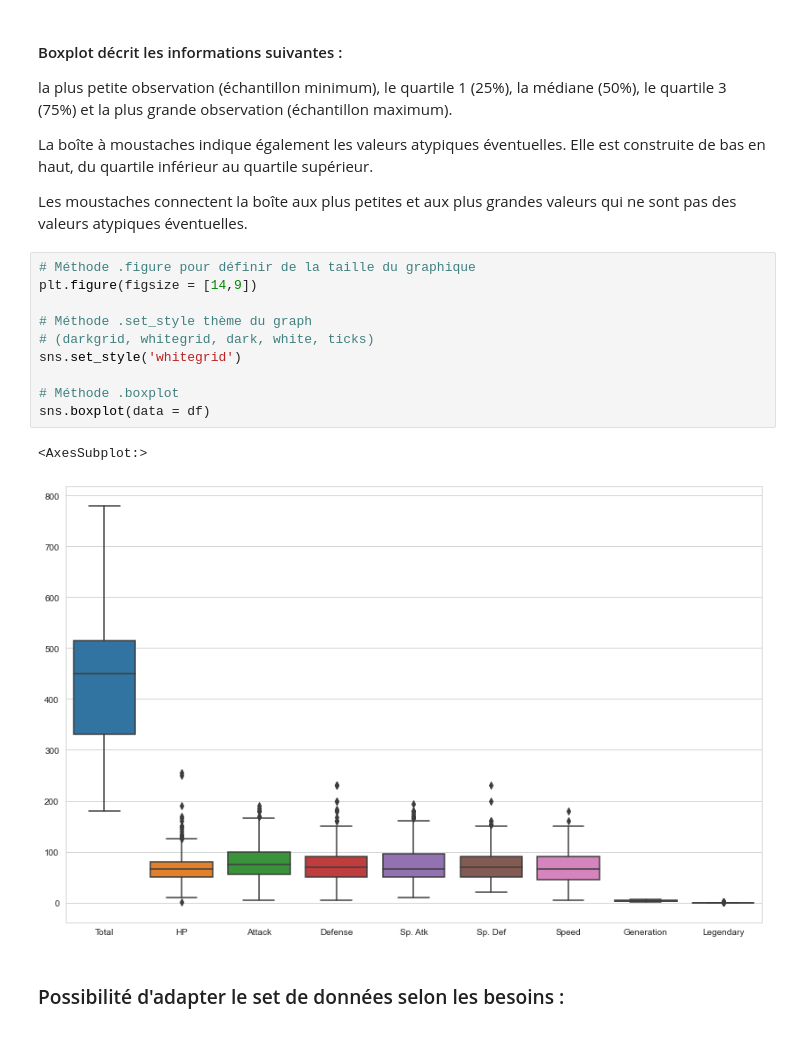
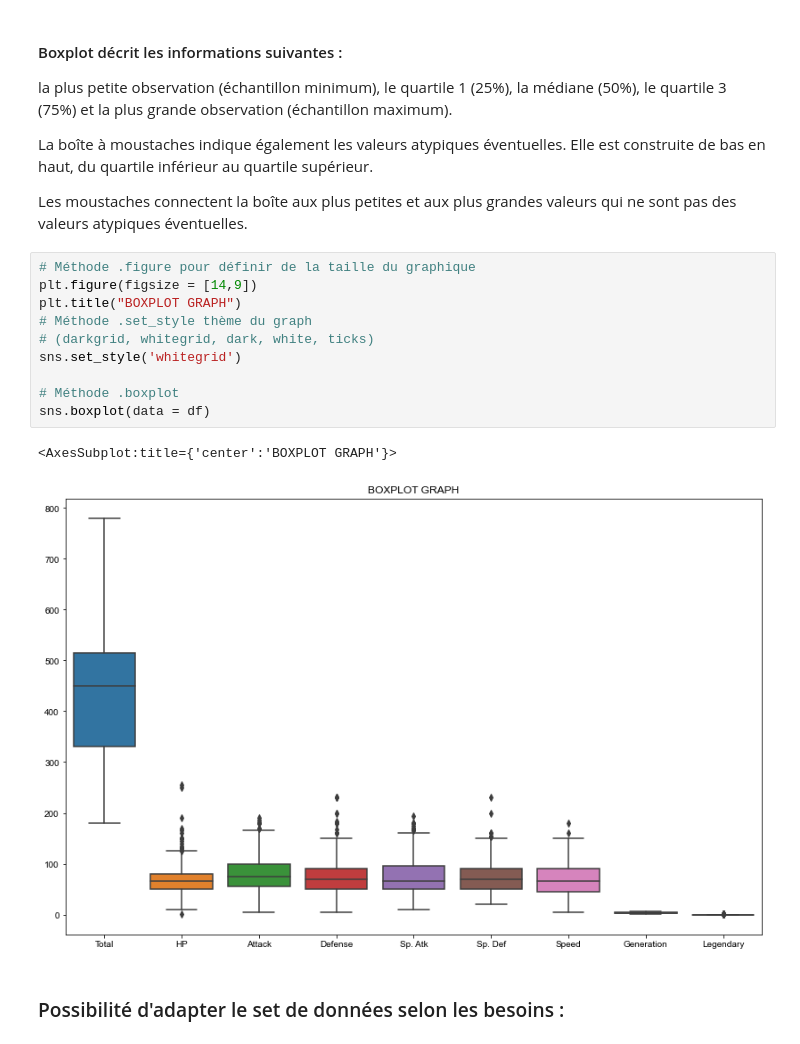
Before and after one commit to Nanogath/DemoSeaborn, a Jupyter notebook: Demo_Seaborn_Pokemon.ipynb, the cells around one changed output. Saved outputs shown, nothing was run; the diff lists cells and outputs as text.

```diff
--- a/Demo_Seaborn_Pokemon.ipynb
+++ b/Demo_Seaborn_Pokemon.ipynb
@@ -93,16 +93,16 @@ Les moustaches connectent la boîte aux plus petites et aux plus grandes valeurs
 # %%
 # Méthode .figure pour définir de la taille du graphique
 plt.figure(figsize = [14,9])
-
+plt.title("BOXPLOT GRAPH")
 # Méthode .set_style thème du graph
 # (darkgrid, whitegrid, dark, white, ticks)
 sns.set_style('whitegrid')
 
 # Méthode .boxplot
 sns.boxplot(data = df)
 # %% [output]
-<AxesSubplot:>
+<AxesSubplot:title={'center':'BOXPLOT GRAPH'}>
-[figure, old version]
+[figure, new version]
 # %% [markdown]
 ### Possibilité d'adapter le set de données selon les besoins :
 # %%
```
Also changed, not shown: parts of 9 cells of this notebook.
